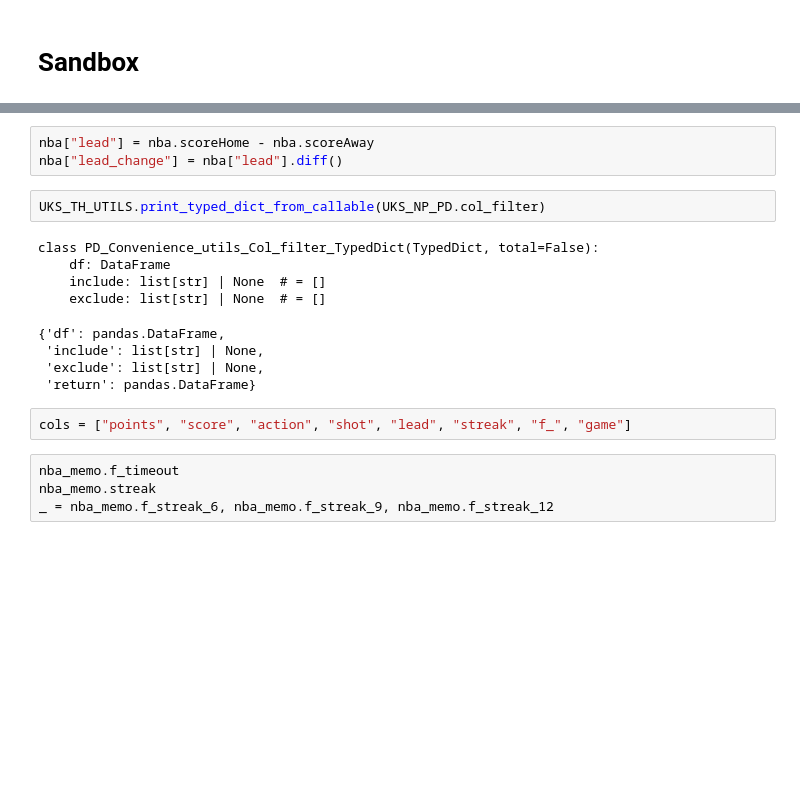
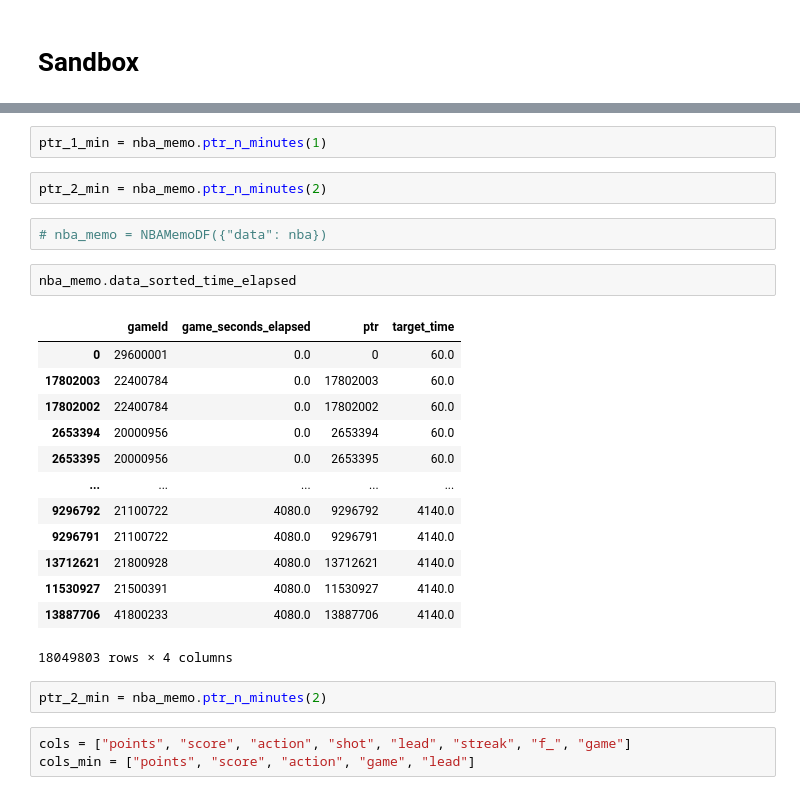
Before and after one commit to akseldkw07/NBA-Timeout-Impact, a Jupyter notebook: Notebooks/nba-enriched-dataset.ipynb, the cells around one changed output, grey strips where cells are left out. Cells and saved outputs as stored; diff of their text form; blank space fills up the shorter version.

```diff
--- a/Notebooks/nba-enriched-dataset.ipynb
+++ b/Notebooks/nba-enriched-dataset.ipynb
@@ -128,20 +97,27 @@ out.hist(bins=30)
-# %%
-nba["lead"] = nba.scoreHome - nba.scoreAway
-nba["lead_change"] = nba["lead"].diff()
-# %%
-UKS_TH_UTILS.print_typed_dict_from_callable(UKS_NP_PD.col_filter)
-# %% [output]
-class PD_Convenience_utils_Col_filter_TypedDict(TypedDict, total=False):
-    df: DataFrame
-    include: list[str] | None  # = []
-    exclude: list[str] | None  # = []
-{'df': pandas.DataFrame,
- 'include': list[str] | None,
- 'exclude': list[str] | None,
- 'return': pandas.DataFrame}
+# %%
+ptr_1_min = nba_memo.ptr_n_minutes(1)
+# %%
+ptr_2_min = nba_memo.ptr_n_minutes(2)
+# %%
+# nba_memo = NBAMemoDF({"data": nba})
+# %%
+nba_memo.data_sorted_time_elapsed
+# %% [output]
+|  | gameId | game_seconds_elapsed | ptr | target_time |
+| 0 | 29600001 | 0.0 | 0 | 60.0 |
+| 17802003 | 22400784 | 0.0 | 17802003 | 60.0 |
+| 17802002 | 22400784 | 0.0 | 17802002 | 60.0 |
+| 2653394 | 20000956 | 0.0 | 2653394 | 60.0 |
+| 2653395 | 20000956 | 0.0 | 2653395 | 60.0 |
+| ... | ... | ... | ... | ... |
+| 9296792 | 21100722 | 4080.0 | 9296792 | 4140.0 |
+| 9296791 | 21100722 | 4080.0 | 9296791 | 4140.0 |
+| 13712621 | 21800928 | 4080.0 | 13712621 | 4140.0 |
+| 11530927 | 21500391 | 4080.0 | 11530927 | 4140.0 |
+| 13887706 | 41800233 | 4080.0 | 13887706 | 4140.0 |
+18049803 rows × 4 columns
+# %%
+ptr_2_min = nba_memo.ptr_n_minutes(2)
 # %%
 cols = ["points", "score", "action", "shot", "lead", "streak", "f_", "game"]
+cols_min = ["points", "score", "action", "game", "lead"]
-# %%
-nba_memo.f_timeout
-nba_memo.streak
-_ = nba_memo.f_streak_6, nba_memo.f_streak_9, nba_memo.f_streak_12
```
Also changed, not shown: parts of 11 cells of this notebook, 3 other files.
